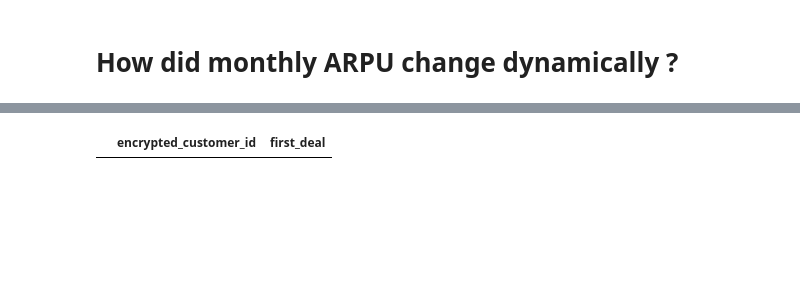
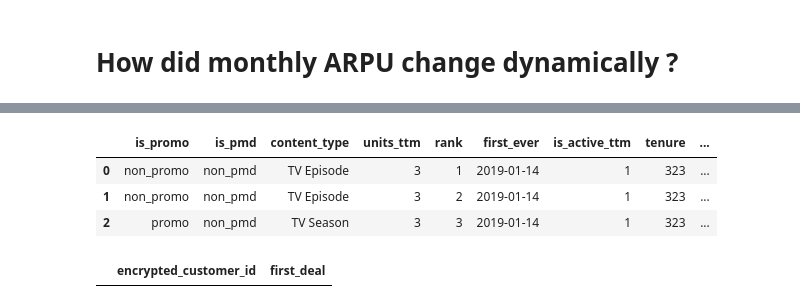
Before and after one commit to dfadeeff/AMZ_Projects, a Jupyter notebook: Early life stage TTM customers.ipynb, the cells around one changed output, grey strips where cells are left out. Cells and saved outputs as stored; diff of their text form; code cells hidden in the pictures; blank space fills up the shorter version.

```diff
--- a/Early life stage TTM customers.ipynb
+++ b/Early life stage TTM customers.ipynb
@@ -205,3 +211,11 @@ data.iloc[0:5,0:24]
+# %%
+#data[data['encrypted_customer_id'] == 'A00885171WD9B3CHJSTV7'].iloc[:,5:20]
+data[data['encrypted_customer_id'] == 'A0394092I84H9W8CLF7T'].iloc[:,10:]
+# %% [output]
+|  | is_promo | is_pmd | content_type | units_ttm | rank | first_ever | is_active_ttm | tenure | ... |
+| 0 | non_promo | non_pmd | TV Episode | 3 | 1 | 2019-01-14 | 1 | 323 | ... |
+| 1 | non_promo | non_pmd | TV Episode | 3 | 2 | 2019-01-14 | 1 | 323 | ... |
+| 2 | promo | non_pmd | TV Season | 3 | 3 | 2019-01-14 | 1 | 323 | ... |
 # %%
 check = data.groupby(['encrypted_customer_id'])['first_deal'].sum().reset_index()
 check[check['first_deal'] > 1]
```
Also changed, not shown: parts of 12 cells of this notebook.
